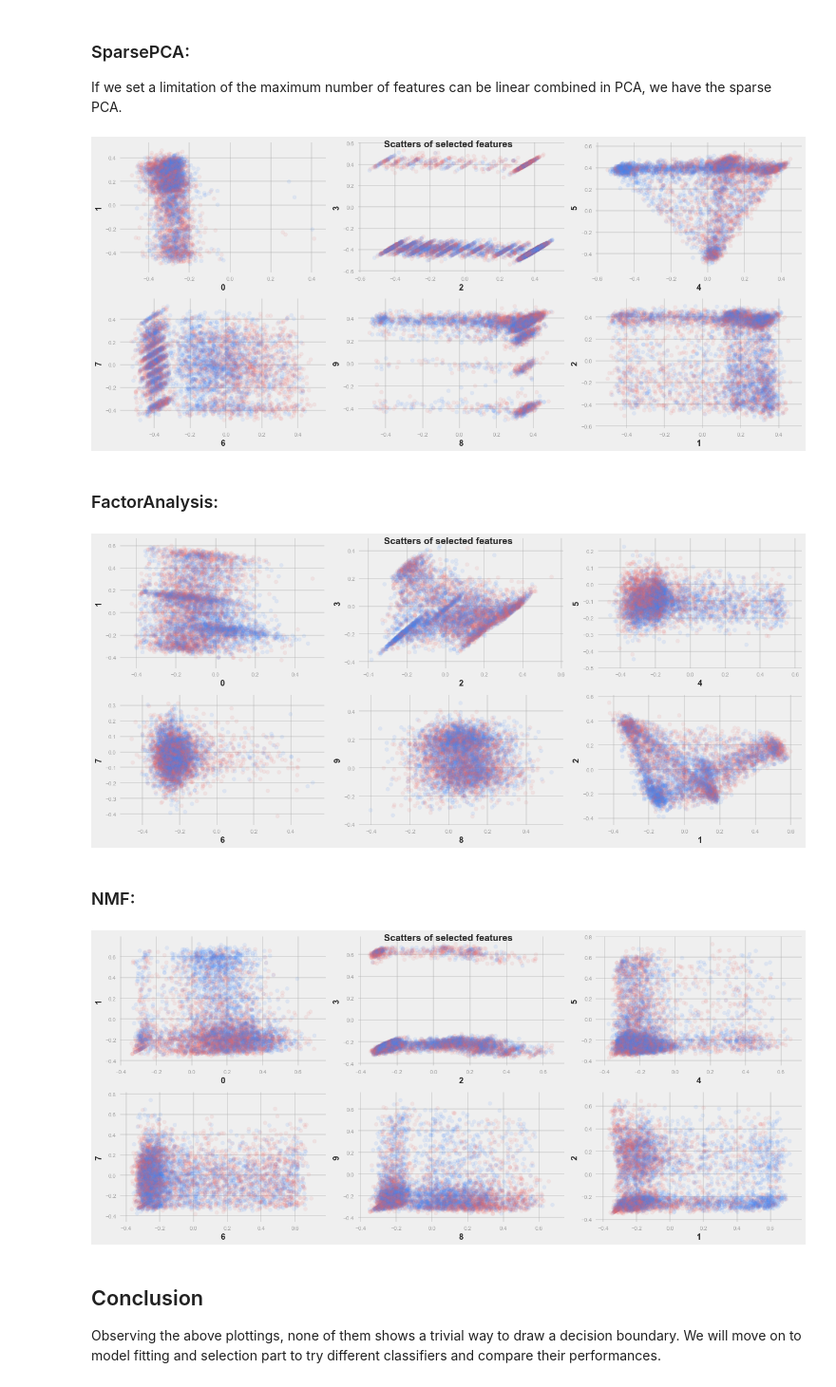
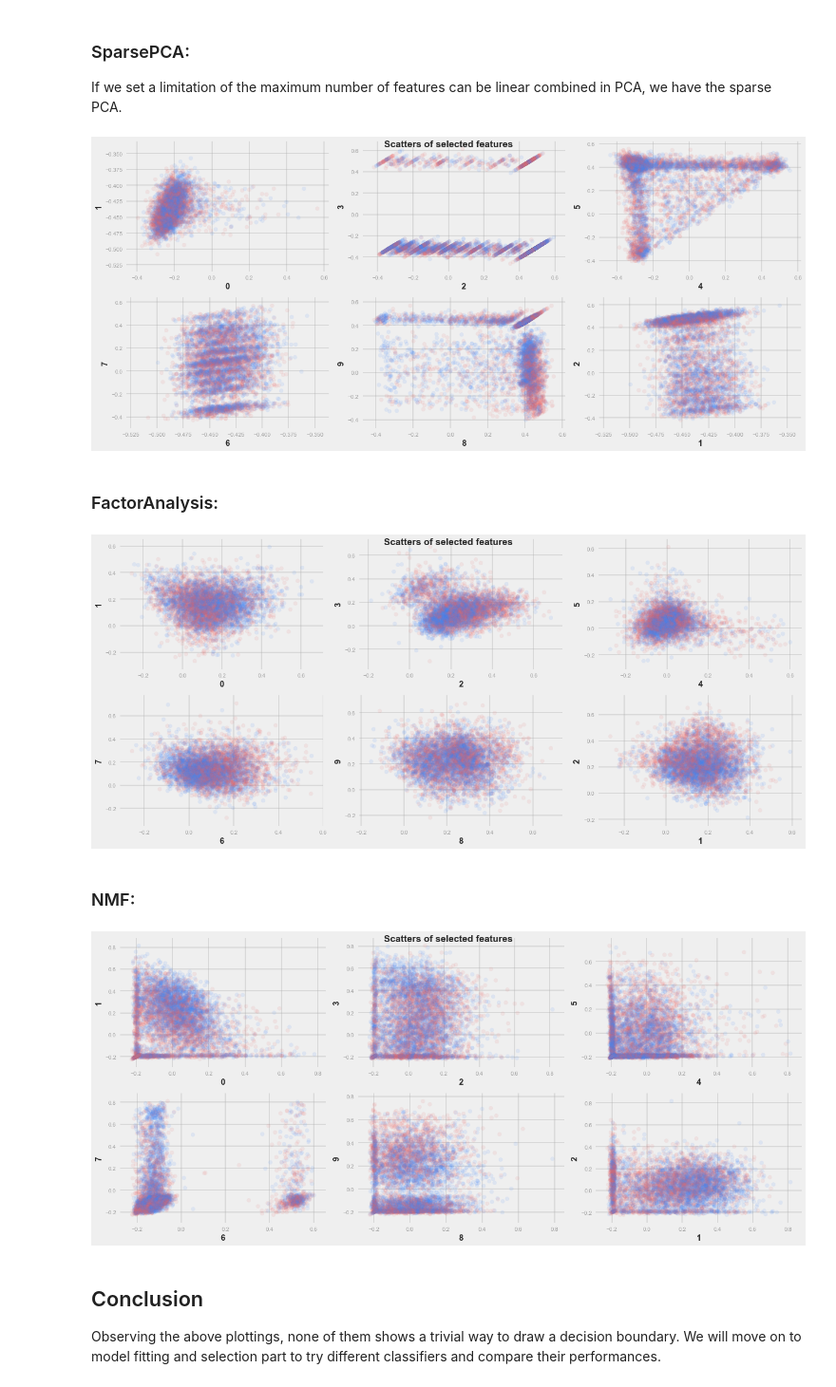
Before and after one commit to Xianlai/online_news_popularity_classification, a Jupyter notebook: 0_preprocessing.ipynb, the cells around one changed output. Shown at 95% size. Cells and saved outputs as stored; diff of their text form; code cells hidden in the pictures.

```diff
--- a/0_preprocessing.ipynb
+++ b/0_preprocessing.ipynb
@@ -111,12 +121,6 @@ shape of input data set : (39644, 58)
 | 55 | title_sentiment_polarity | float64 | 0.071425 | 0.265450 | 2.000000 | 813 | 0 |
 | 56 | abs_title_subjectivity | float64 | 0.341843 | 0.188791 | 0.500000 | 532 | 0 |
 | 57 | abs_title_sentiment_polarity | float64 | 0.156064 | 0.226294 | 1.000000 | 653 | 0 |
-# %%
-for i in range(len(input_feats)):
-    col, dtype = input_feats.loc[i, ['name', 'dtype']]
-
-    if dtype == np.float64:
-        df_X[col] = df_X[col].astype(np.float32)
 # %% [markdown]
 ### Merge binary features:
 
@@ -229,3 +227,6 @@ y_train.tofile('data/clean_dataset/y_train', format="%d"); y_test.tofile('data/c
+# %%
+X_train, X_test, y_train, y_test = train_test_split(\
+    arr_X, arr_Y, test_size=0.33)
 # %% [markdown]
 # Feature engineering and visuallization
 
@@ -275,54 +273,54 @@ v.scatters(X_train_pca[:6000], y_train[:6000], plot_feats, list(range(47)), alph
 
 If we set a limitation of the maximum number of features can be linear combined in PCA, we have the sparse PCA.
 # %%
-spca = SparsePCA(n_components=30).fit(X_train)
+spca = SparsePCA().fit(X_train)
 
-X_train_spca = spca.transform(X_train); X_train_spca = standarize(X_train_spca)
-X_test_spca = spca.transform(X_test); X_test_spca = standarize(X_test_spca)
-
-X_train_spca.tofile('data/clean_dataset/x_train_spca')
-X_test_spca.tofile('data/clean_dataset/x_test_spca')
-
-plot_feats = [[0,1], [2, 3], [4,5], [6,7], [8,9], [1,2]]
+X_train_spca = spca.transform(X_train)
+X_train_spca = standarize(X_train_spca)
+X_test_spca  = spca.transform(X_test)
+X_test_spca  = standarize(X_test_spca)
 
 v = vis.Visual(2, 3, figsize=(18, 8))
-v.scatters(X_train_spca[:6000], y_train[:6000], plot_feats, list(range(47)), alpha=0.1)
+v.plotScatters(
+    X_train_spca[:6000], y_train[:6000],
+    plot_feats, list(range(47)), alpha=0.1
+)
 # %% [output]
-[figure, old version]
+[figure, new version]
 # %% [markdown]
 ### FactorAnalysis:
 # %%
-fa = FactorAnalysis(n_components=25).fit(X_train)
+fa = FactorAnalysis().fit(X_train)
 
-X_train_fa = fa.transform(X_train); X_train_fa = standarize(X_train_fa)
-X_test_fa = fa.transform(X_test); X_test_fa = standarize(X_test_fa)
-
-X_train_fa.tofile('data/clean_dataset/x_train_fa')
-X_test_fa.tofile('data/clean_dataset/x_test_fa')
-
-plot_feats = [[0,1], [2, 3], [4,5], [6,7], [8,9], [1,2]]
+X_train_fa = fa.transform(X_train)
+X_train_fa = standarize(X_train_fa)
+X_test_fa  = fa.transform(X_test)
+X_test_fa  = standarize(X_test_fa)
 
 v = vis.Visual(2, 3, figsize=(18, 8))
-v.scatters(X_train_fa[:6000], y_train[:6000], plot_feats, list(range(47)), alpha=0.1)
+v.plotScatters(
+    X_train_fa[:6000], y_train[:6000],
+    plot_feats, list(range(47)), alpha=0.1
+)
 # %% [output]
-[figure, old version]
+[figure, new version]
 # %% [markdown]
 ### NMF:
 # %%
-nmf = NMF(n_components=15).fit(X_train - X_train.min(0))
+nmf = NMF().fit(X_train - X_train.min(0))
 
-X_train_nmf = nmf.transform(X_train - X_train.min(0)); X_train_nmf = standarize(X_train_nmf)
-X_test_nmf = nmf.transform(X_test - X_test.min(0)); X_test_nmf = standarize(X_test_nmf)
-
-X_train_nmf.tofile('data/clean_dataset/x_train_nmf')
-X_test_nmf.tofile('data/clean_dataset/x_test_nmf')
-
-plot_feats = [[0,1], [2, 3], [4,5], [6,7], [8,9], [1,2]]
+X_train_nmf = nmf.transform(X_train - X_train.min(0))
+X_train_nmf = standarize(X_train_nmf)
+X_test_nmf  = nmf.transform(X_test - X_test.min(0))
+X_test_nmf  = standarize(X_test_nmf)
 
 v = vis.Visual(2, 3, figsize=(18, 8))
-v.scatters(X_train_nmf[:6000], y_train[:6000], plot_feats, list(range(47)), alpha=0.1)
+v.plotScatters(
+    X_train_nmf[:6000], y_train[:6000],
+    plot_feats, list(range(47)), alpha=0.1
+)
 # %% [output]
-[figure, old version]
+[figure, new version]
 # %% [markdown]
 ## Conclusion
 
```
Also changed, not shown: parts of 14 cells of this notebook, 39 other files.
